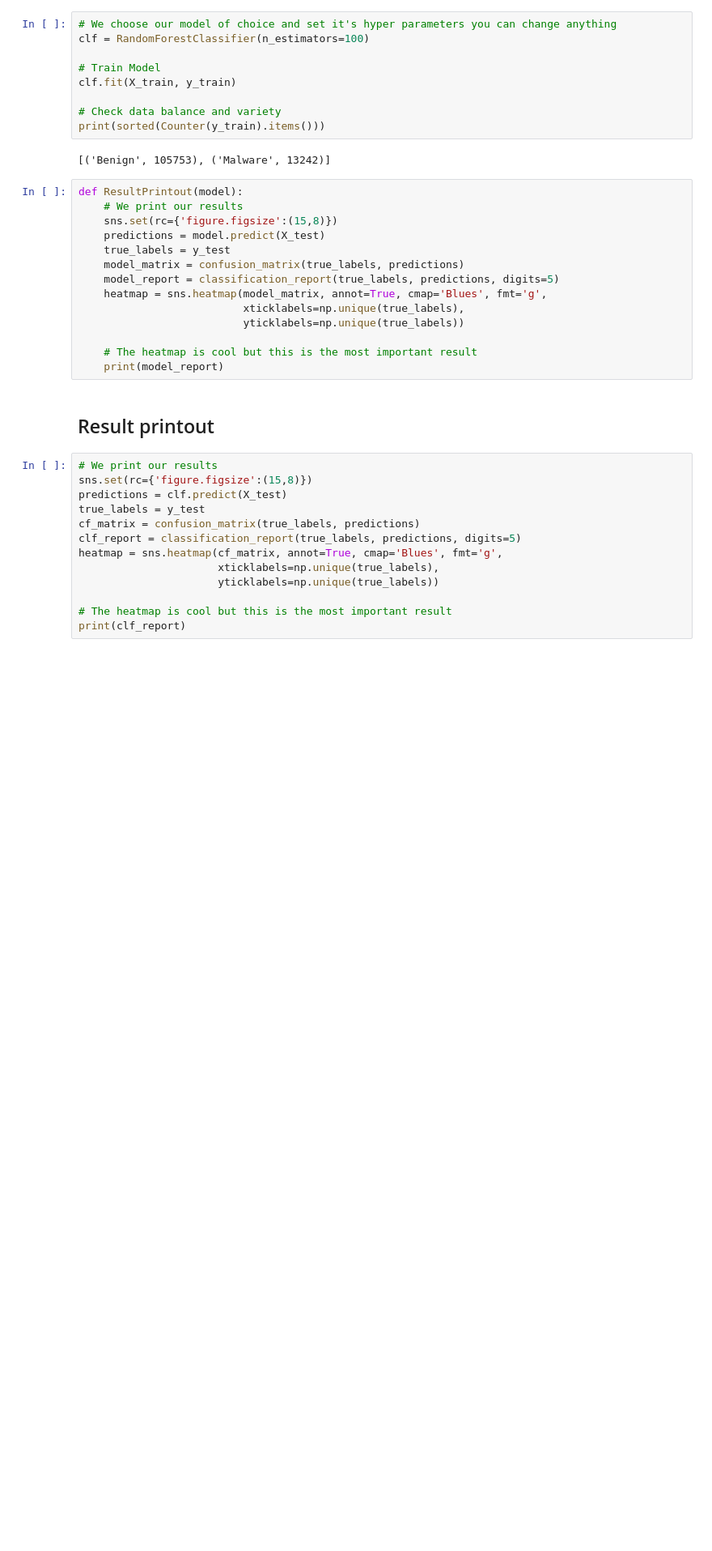
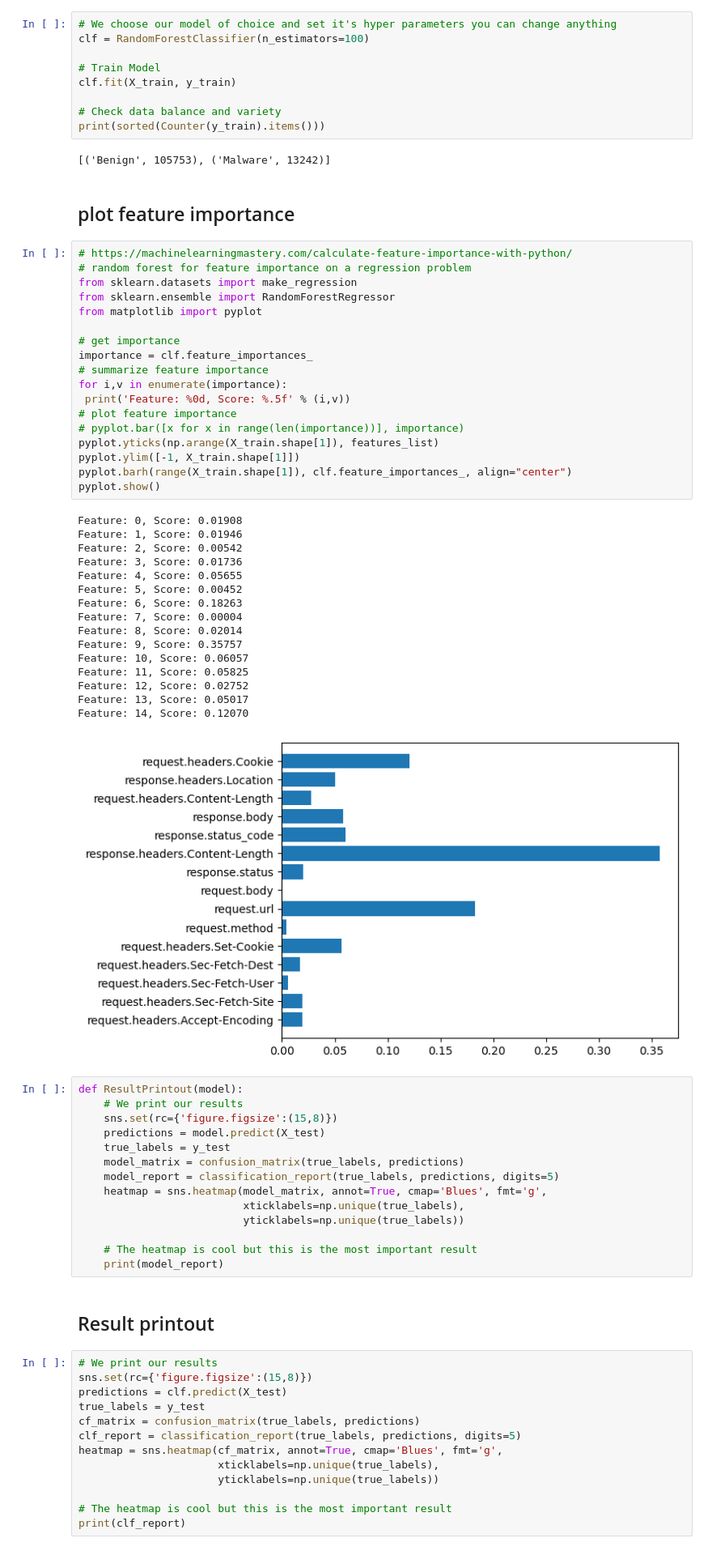
Before and after one commit to RazElbaz/API_security_challenge, a Jupyter notebook: new/model3.ipynb, the cells around one changed output. Shown: that part at 81% size. Saved outputs shown, nothing was run; the diff lists cells and outputs as text; blank space fills up the shorter version.

```diff
--- a/new/model3.ipynb
+++ b/new/model3.ipynb
@@ -549,6 +345,43 @@ clf.fit(X_train, y_train)
 print(sorted(Counter(y_train).items()))
 # %% [output]
 [('Benign', 105753), ('Malware', 13242)]
+# %% [markdown]
+## plot feature importance
+# %%
+# https://machinelearningmastery.com/calculate-feature-importance-with-python/
+# random forest for feature importance on a regression problem
+from sklearn.datasets import make_regression
+from sklearn.ensemble import RandomForestRegressor
+from matplotlib import pyplot
+
+# get importance
+importance = clf.feature_importances_
+# summarize feature importance
+for i,v in enumerate(importance):
+ print('Feature: %0d, Score: %.5f' % (i,v))
+# plot feature importance
+# pyplot.bar([x for x in range(len(importance))], importance)
+pyplot.yticks(np.arange(X_train.shape[1]), features_list)
+pyplot.ylim([-1, X_train.shape[1]])
+pyplot.barh(range(X_train.shape[1]), clf.feature_importances_, align="center")
+pyplot.show()
+# %% [output]
+Feature: 0, Score: 0.01908
+Feature: 1, Score: 0.01946
+Feature: 2, Score: 0.00542
+Feature: 3, Score: 0.01736
+Feature: 4, Score: 0.05655
+Feature: 5, Score: 0.00452
+Feature: 6, Score: 0.18263
+Feature: 7, Score: 0.00004
+Feature: 8, Score: 0.02014
+Feature: 9, Score: 0.35757
+Feature: 10, Score: 0.06057
+Feature: 11, Score: 0.05825
+Feature: 12, Score: 0.02752
+Feature: 13, Score: 0.05017
+Feature: 14, Score: 0.12070
+[figure, added]
 # %%
 def ResultPrintout(model):
     # We print our results
```
Also changed, not shown: parts of 33 cells of this notebook.
